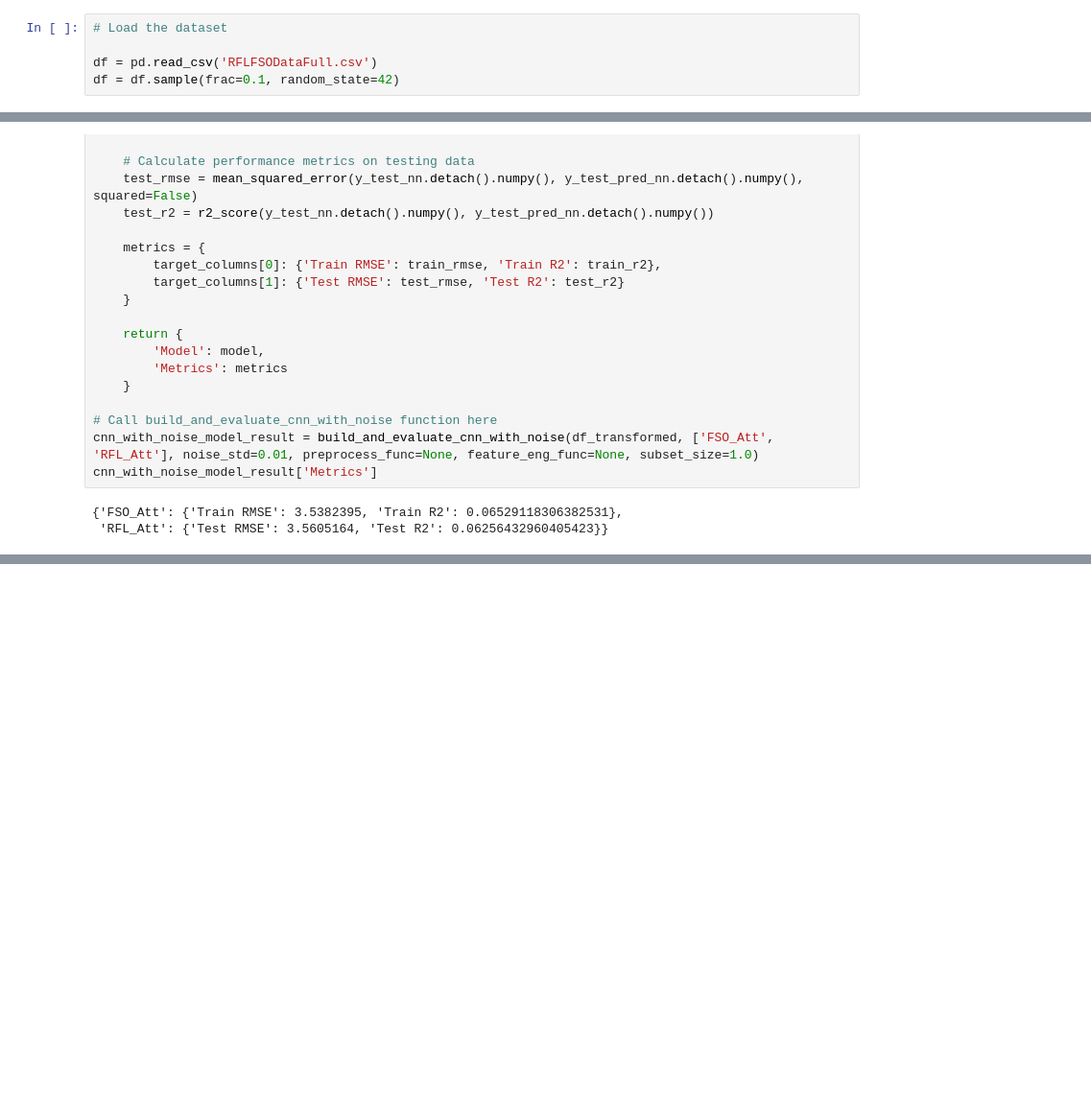
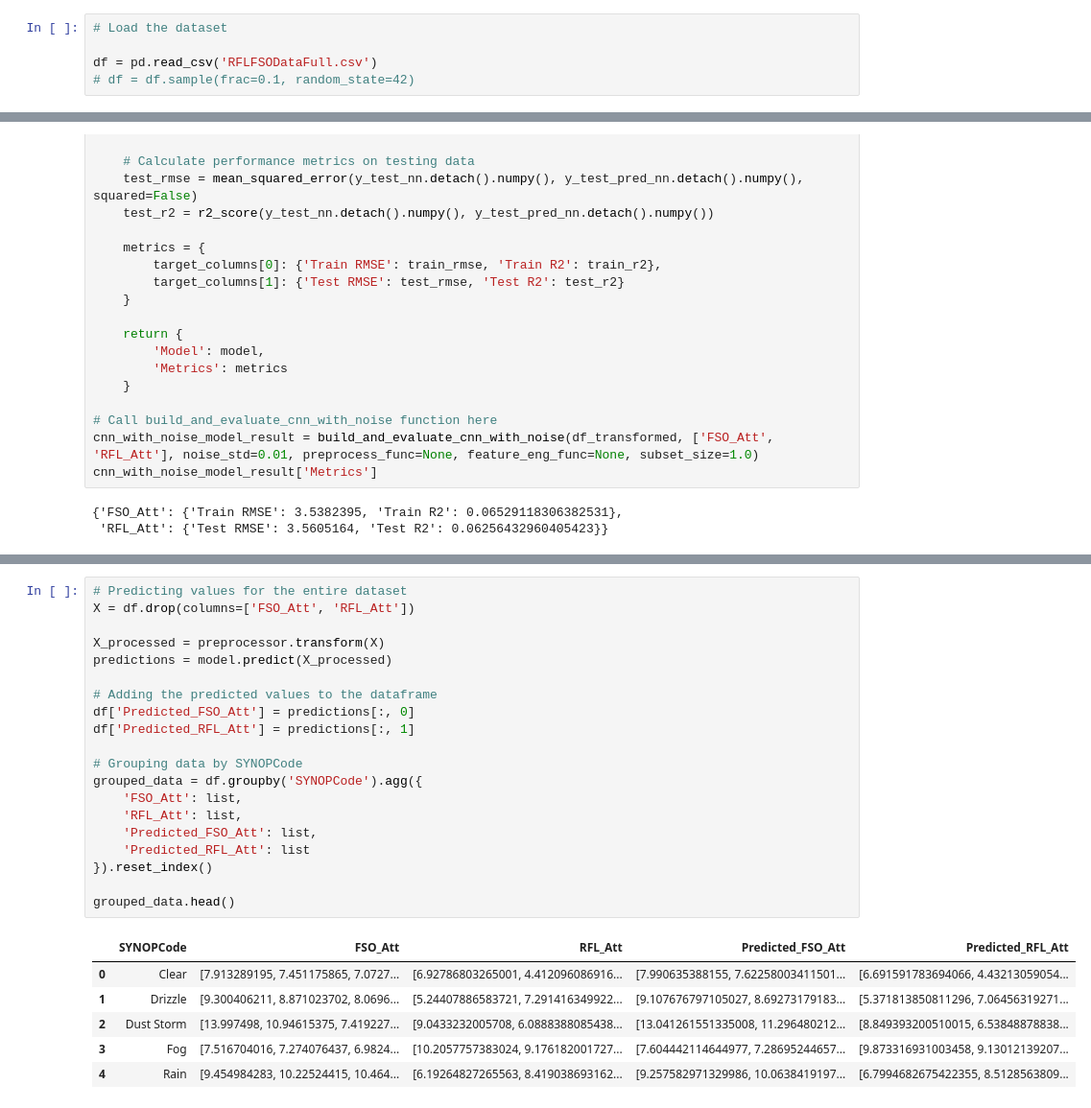
Before and after one commit to JosephKiragu/Machine-Learning-Channel-Attenuation, a Jupyter notebook: base_model_2.ipynb, the cells around one changed output, grey strips where cells are left out. Shown: that part at 96% size. Cells and saved outputs as stored; diff of their text form; blank space fills up the shorter version.

```diff
--- a/base_model_2.ipynb
+++ b/base_model_2.ipynb
@@ -38,7 +42,7 @@ from sklearn.model_selection import GridSearchCV
 # Load the dataset
 
 df = pd.read_csv('RFLFSODataFull.csv')
-df = df.sample(frac=0.1, random_state=42)
+# df = df.sample(frac=0.1, random_state=42)
 # %% [markdown]
 ## Data pre-processing
 # %%
@@ -964,0 +1255,27 @@ cnn_with_noise_model_result['Metrics']
+# %%
+# Predicting values for the entire dataset
+X = df.drop(columns=['FSO_Att', 'RFL_Att'])
+
+X_processed = preprocessor.transform(X)
+predictions = model.predict(X_processed)
+
+# Adding the predicted values to the dataframe
+df['Predicted_FSO_Att'] = predictions[:, 0]
+df['Predicted_RFL_Att'] = predictions[:, 1]
+
+# Grouping data by SYNOPCode
+grouped_data = df.groupby('SYNOPCode').agg({
+    'FSO_Att': list,
+    'RFL_Att': list,
+    'Predicted_FSO_Att': list,
+    'Predicted_RFL_Att': list
+}).reset_index()
+
+grouped_data.head()
+# %% [output]
+|  | SYNOPCode | FSO_Att | RFL_Att | Predicted_FSO_Att | Predicted_RFL_Att |
+| 0 | Clear | [7.913289195, 7.451175865, 7.0727... | [6.92786803265001, 4.412096086916... | [7.990635388155, 7.62258003411501... | [6.691591783694066, 4.43213059054... |
+| 1 | Drizzle | [9.300406211, 8.871023702, 8.0696... | [5.24407886583721, 7.291416349922... | [9.107676797105027, 8.69273179183... | [5.371813850811296, 7.06456319271... |
+| 2 | Dust Storm | [13.997498, 10.94615375, 7.419227... | [9.0433232005708, 6.0888388085438... | [13.041261551335008, 11.296480212... | [8.849393200510015, 6.53848878838... |
+| 3 | Fog | [7.516704016, 7.274076437, 6.9824... | [10.2057757383024, 9.176182001727... | [7.604442114644977, 7.28695244657... | [9.873316931003458, 9.13012139207... |
+| 4 | Rain | [9.454984283, 10.22524415, 10.464... | [6.19264827265563, 8.419038693162... | [9.257582971329986, 10.0638419197... | [6.7994682675422355, 8.5128563809... |
```
Also changed, not shown: parts of 12 cells of this notebook, 4 other files.
